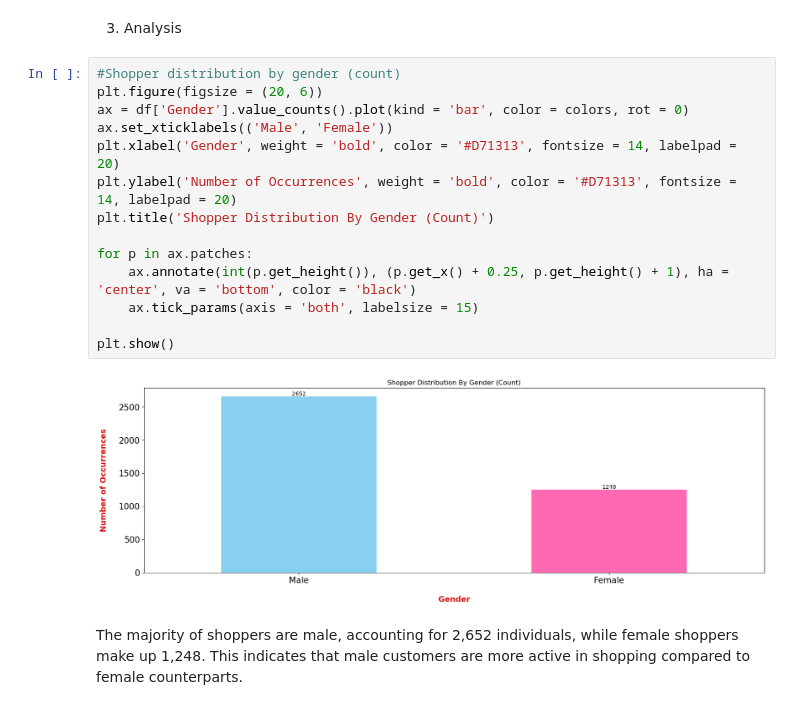
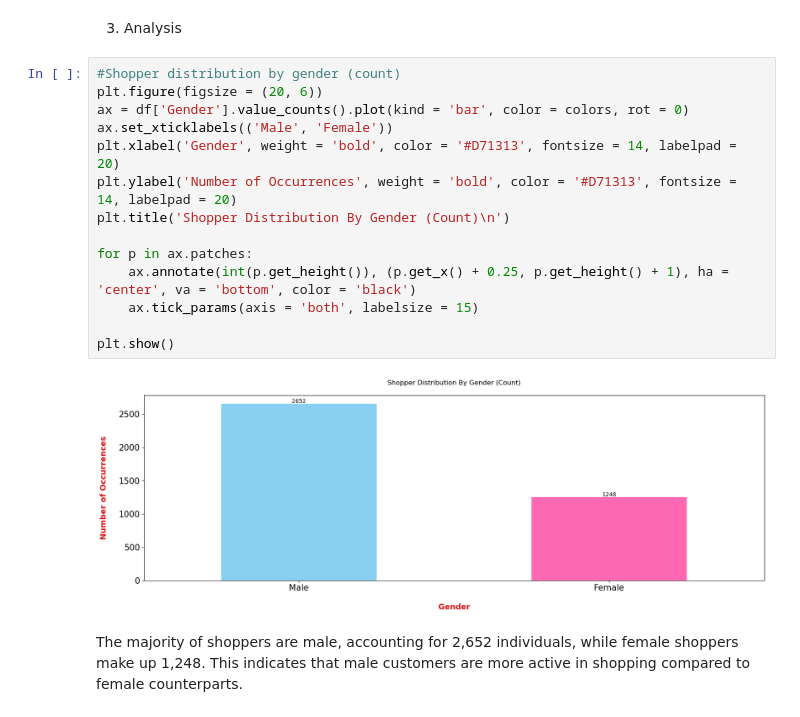
Before and after one commit to noahnoahnoahtran/project18-shopping-trend-analysis, a Jupyter notebook: shopping_trend_analysis.ipynb, the cells around one changed output. Drawn from its saved outputs; the diff is of its cells as text.

```diff
--- a/shopping_trend_analysis.ipynb
+++ b/shopping_trend_analysis.ipynb
@@ -103,19 +103,19 @@ df.duplicated().sum()
 # %%
 #Shopper distribution by gender (count)
 plt.figure(figsize = (20, 6))
 ax = df['Gender'].value_counts().plot(kind = 'bar', color = colors, rot = 0)
 ax.set_xticklabels(('Male', 'Female'))
 plt.xlabel('Gender', weight = 'bold', color = '#D71313', fontsize = 14, labelpad = 20)
 plt.ylabel('Number of Occurrences', weight = 'bold', color = '#D71313', fontsize = 14, labelpad = 20)
-plt.title('Shopper Distribution By Gender (Count)')
+plt.title('Shopper Distribution By Gender (Count)\n')
 
 for p in ax.patches:
     ax.annotate(int(p.get_height()), (p.get_x() + 0.25, p.get_height() + 1), ha = 'center', va = 'bottom', color = 'black')
     ax.tick_params(axis = 'both', labelsize = 15)
 
 plt.show()
 # %% [output]
-[figure, old version]
+[figure, new version]
 # %% [markdown]
 The majority of shoppers are male, accounting for 2,652 individuals, while female shoppers make up 1,248. This indicates that male customers are more active in shopping compared to female counterparts.
 # %%
```
Also changed, not shown: parts of 9 cells of this notebook.
